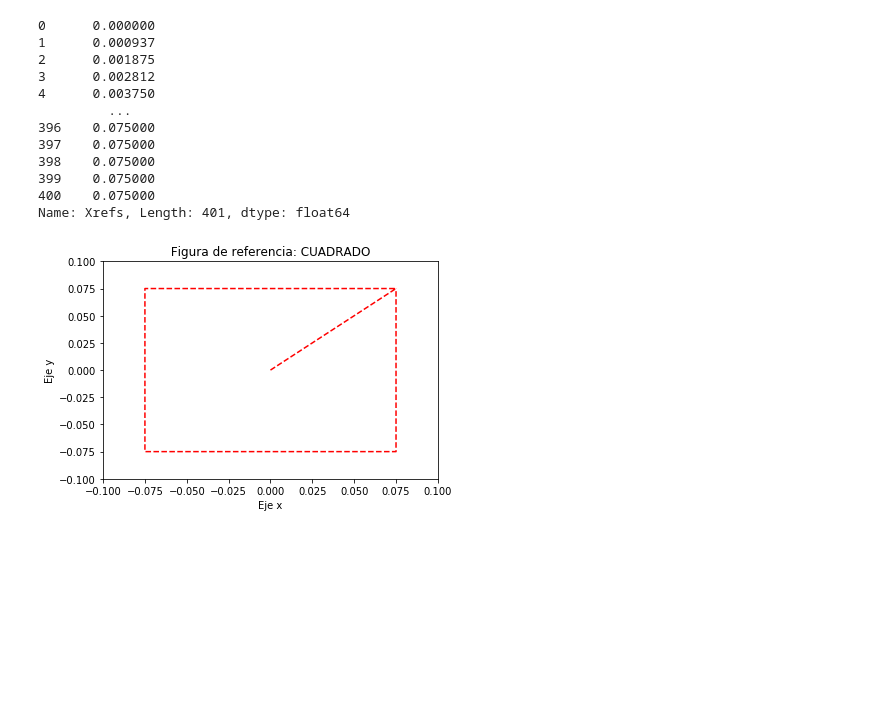
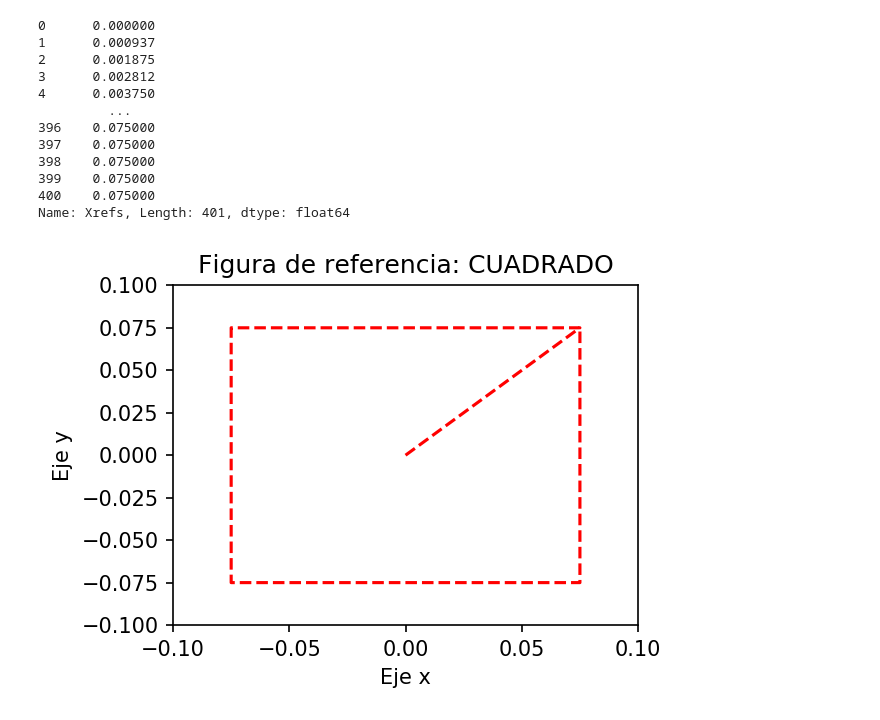
Before and after one commit to kabirivan/CDRR-Movement, a Jupyter notebook: TrabajoFinal_XavierAguas.ipynb, the cells around one changed output. Saved outputs shown, nothing was run; the diff lists cells and outputs as text; code cells hidden in the pictures; blank space fills up the shorter version.

```diff
--- a/TrabajoFinal_XavierAguas.ipynb
+++ b/TrabajoFinal_XavierAguas.ipynb
@@ -110,19 +110,21 @@ Name: Xrefs, Length: 401, dtype: float64
 import matplotlib.pyplot as plt
 # %%
 # Figura 1: Mostrar la figura en el plano x y
+plt.rcParams["figure.figsize"]= (4,3)
+plt.rcParams["figure.dpi"] = 150
 
 xr1 = square_figure['Xrefs'];
 yr1 = square_figure['Yrefs'];
 
 plt.plot(xr1, yr1, color='red', linestyle='--')
 plt.title(' Figura de referencia: CUADRADO ')
 plt.xlabel("Eje x")
 plt.ylabel("Eje y")
 plt.xlim(-0.1, 0.1)
 plt.ylim(-0.1, 0.1)
 plt.show()
 # %% [output]
-[figure, old version]
+[figure, new version]
 # %%
 # Figura 2: Mostrar la figura en el plano x y del robot
 
```
Also changed, not shown: parts of 13 cells of this notebook, 4 other files.
